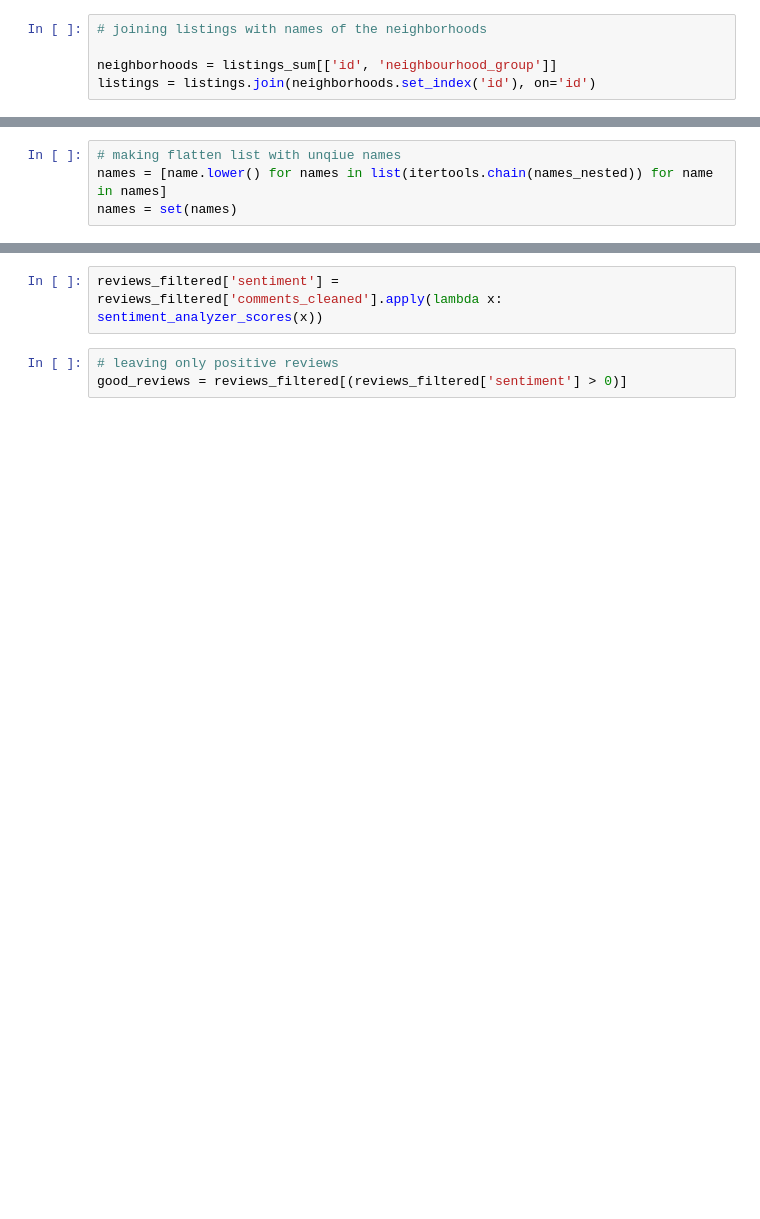
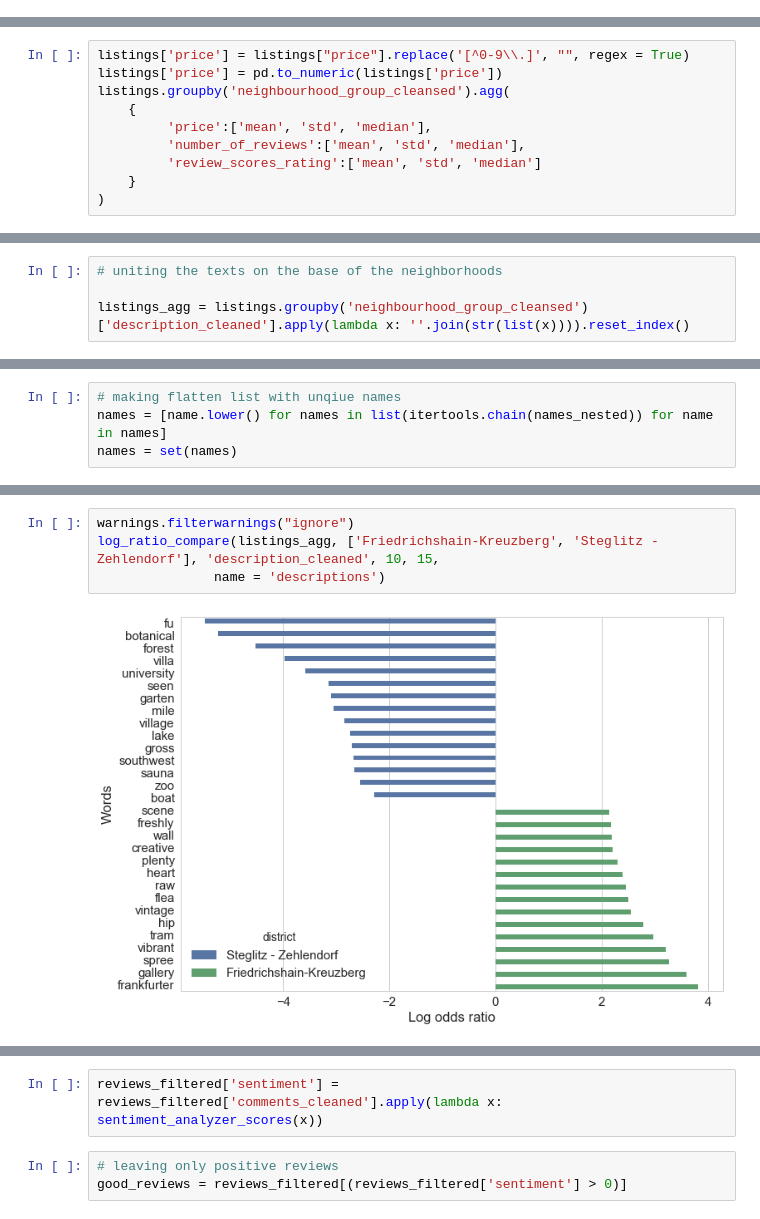
Before and after one commit to voskresenskiy/AirBnB_analysis, a Jupyter notebook: project_airbnb.ipynb, the cells around one changed output, grey strips where cells are left out. Cells and saved outputs as stored; diff of their text form; blank space fills up the shorter version.

```diff
--- a/project_airbnb.ipynb
+++ b/project_airbnb.ipynb
@@ -59,5 +49,0 @@ Name: neighbourhood_group, dtype: int64
-# %%
-# joining listings with names of the neighborhoods
-
-neighborhoods = listings_sum[['id', 'neighbourhood_group']]
-listings = listings.join(neighborhoods.set_index('id'), on='id')
@@ -167,0 +74,10 @@ list(listings['description'][(listings['neighbourhood_group'] == 'Friedrichshain
+# %%
+listings['price'] = listings["price"].replace('[^0-9\\.]', "", regex = True)
+listings['price'] = pd.to_numeric(listings['price'])
+listings.groupby('neighbourhood_group_cleansed').agg(
+    {
+         'price':['mean', 'std', 'median'],
+         'number_of_reviews':['mean', 'std', 'median'],
+         'review_scores_rating':['mean', 'std', 'median']
+    }
+)
@@ -181,0 +147,4 @@ reviews = pd.merge(reviews, listings[['id', 'neighbourhood_group']], how='left',
+# %%
+# uniting the texts on the base of the neighborhoods
+
+listings_agg = listings.groupby('neighbourhood_group_cleansed')['description_cleaned'].apply(lambda x: ''.join(str(list(x)))).reset_index()
@@ -212,0 +286,6 @@ reviews_filtered = reviews_filtered.dropna(subset=['comments_cleaned'])
+# %%
+warnings.filterwarnings("ignore")
+log_ratio_compare(listings_agg, ['Friedrichshain-Kreuzberg', 'Steglitz - Zehlendorf'], 'description_cleaned', 10, 15,
+               name = 'descriptions')
+# %% [output]
+[figure, added]
```
Also changed, not shown: parts of 51 cells of this notebook.
